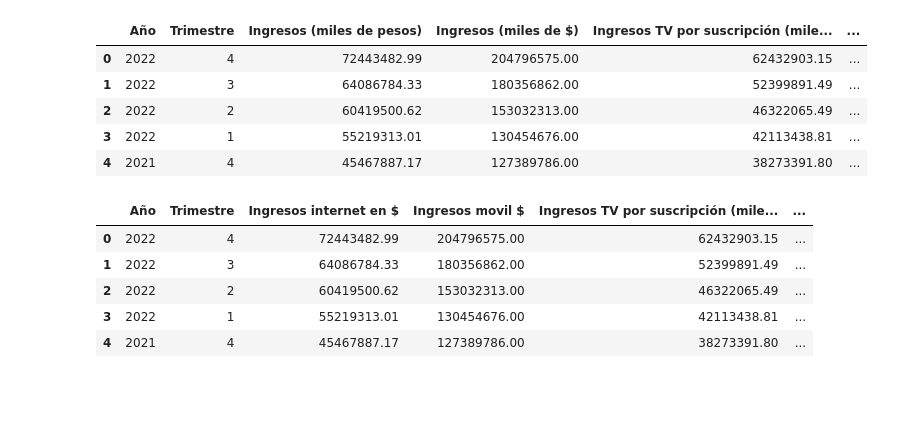
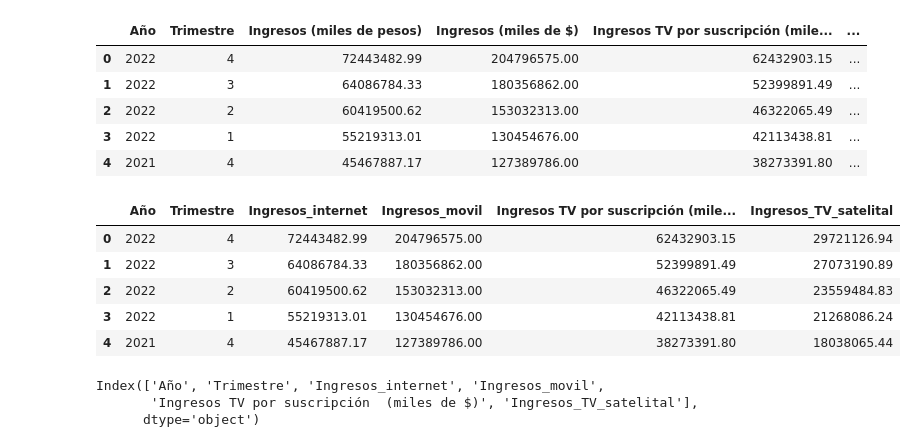
Before and after one commit to rafaelalvarez702/Telecomunicaciones, a Jupyter notebook: EDA.ipynb, the cells around one changed output. Drawn from its saved outputs; the diff is of its cells as text; code cells hidden in the pictures; blank space fills up the shorter version.

```diff
--- a/EDA.ipynb
+++ b/EDA.ipynb
@@ -234,14 +234,25 @@ df_ingresos.head()
 | 4 | 2021 | 4 | 45467887.17 | 127389786.00 | 38273391.80 | ... |
 # %%
 # Definir un diccionario de mapeo para los nuevos nombres de columnas
-mapeo_nombres_columnas = {'Ingresos (miles de pesos)': 'Ingresos internet en $', 'Ingresos (miles de $)': 'Ingresos movil $'}
+mapeo_nombres_columnas = {'Ingresos (miles de pesos)': 'Ingresos_internet', 'Ingresos (miles de $)': 'Ingresos_movil',
+                          'Ingresos TV por suscripción (miles de $)': 'Ingresos_TV_suscripción',
+                          'Ingresos TV satelital (miles de $)': 'Ingresos_TV_satelital'}
 df_ingresos = df_ingresos.rename(columns=mapeo_nombres_columnas)
 
 df_ingresos.head()
 # %% [output]
-|  | Año | Trimestre | Ingresos internet en $ | Ingresos movil $ | Ingresos TV por suscripción (mile... | ... |
-| 0 | 2022 | 4 | 72443482.99 | 204796575.00 | 62432903.15 | ... |
-| 1 | 2022 | 3 | 64086784.33 | 180356862.00 | 52399891.49 | ... |
-| 2 | 2022 | 2 | 60419500.62 | 153032313.00 | 46322065.49 | ... |
-| 3 | 2022 | 1 | 55219313.01 | 130454676.00 | 42113438.81 | ... |
-| 4 | 2021 | 4 | 45467887.17 | 127389786.00 | 38273391.80 | ... |
+|  | Año | Trimestre | Ingresos_internet | Ingresos_movil | Ingresos TV por suscripción (mile... | Ingresos_TV_satelital |
+| 0 | 2022 | 4 | 72443482.99 | 204796575.00 | 62432903.15 | 29721126.94 |
+| 1 | 2022 | 3 | 64086784.33 | 180356862.00 | 52399891.49 | 27073190.89 |
+| 2 | 2022 | 2 | 60419500.62 | 153032313.00 | 46322065.49 | 23559484.83 |
+| 3 | 2022 | 1 | 55219313.01 | 130454676.00 | 42113438.81 | 21268086.24 |
+| 4 | 2021 | 4 | 45467887.17 | 127389786.00 | 38273391.80 | 18038065.44 |
+# %%
+mapeo_nombres_columnas = {'Ingresos TV por suscripción (miles de $)':'Ingresos_TV_suscripción'}
+df_ingresos = df_ingresos.rename(columns=mapeo_nombres_columnas)
+
+df_ingresos.columns
+# %% [output]
+Index(['Año', 'Trimestre', 'Ingresos_internet', 'Ingresos_movil',
+       'Ingresos TV por suscripción  (miles de $)', 'Ingresos_TV_satelital'],
+      dtype='object')
```
Also changed, not shown: parts of 2 cells of this notebook.
